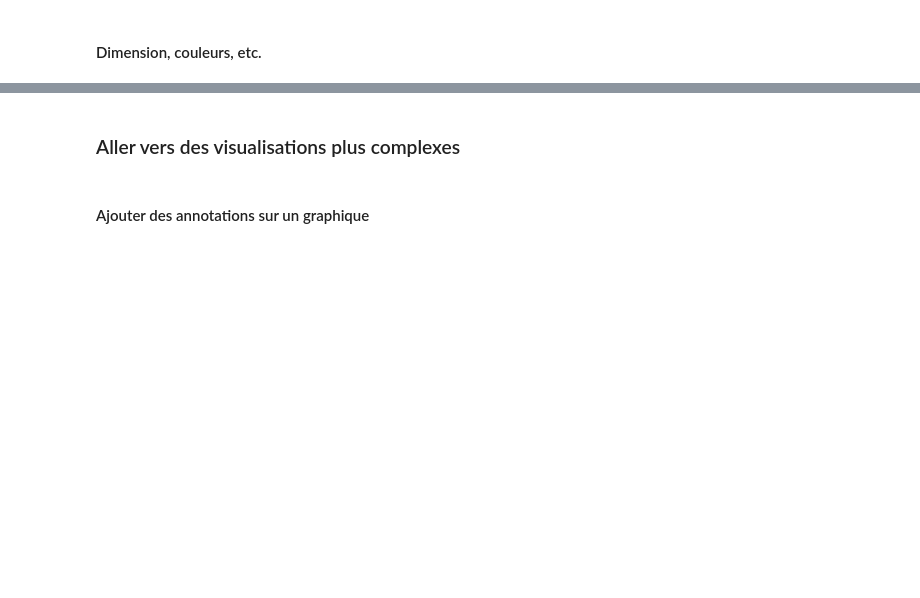
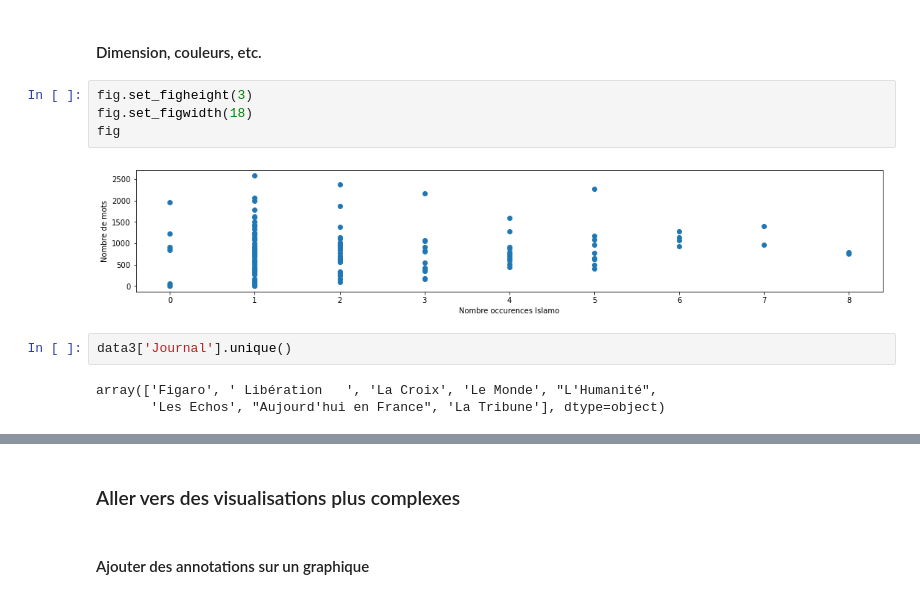
Before and after one commit to pyshs/Formation-UNIL-2021-printemps, a Jupyter notebook: Séance 3B - Visualisations et statistiques descriptives.ipynb, the cells around one changed output, grey strips where cells are left out. Saved outputs shown, nothing was run; the diff lists cells and outputs as text; blank space fills up the shorter version.

```diff
--- a/Séance 3B - Visualisations et statistiques descriptives.ipynb
+++ b/Séance 3B - Visualisations et statistiques descriptives.ipynb
@@ -195,2 +211,13 @@ array([<AxesSubplot:title={'center':'nombre_ig'}, xlabel='Journal'>,
 # %% [markdown]
 #### Dimension, couleurs, etc.
+# %%
+fig.set_figheight(3)
+fig.set_figwidth(18)
+fig
+# %% [output]
+[figure, added]
+# %%
+data3['Journal'].unique()
+# %% [output]
+array(['Figaro', ' Libération   ', 'La Croix', 'Le Monde', "L'Humanité",
+       'Les Echos', "Aujourd'hui en France", 'La Tribune'], dtype=object)
```
Also changed, not shown: parts of 11 cells of this notebook.
